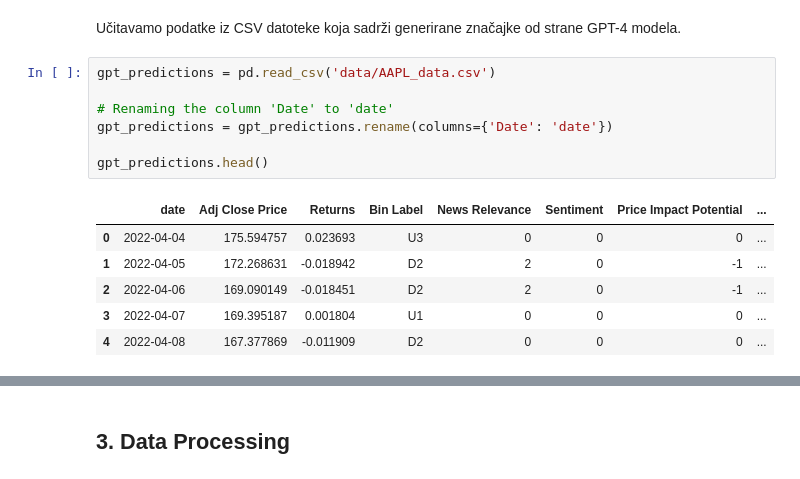
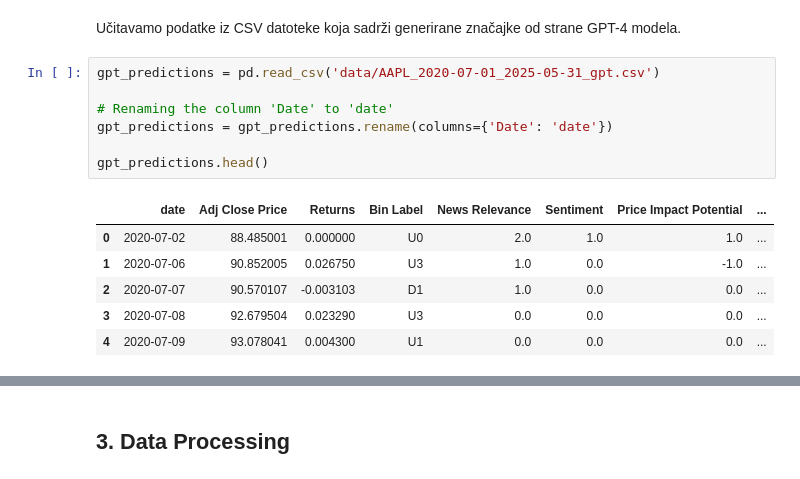
Before and after one commit to Aronart/dsf-rl-agent, a Jupyter notebook: DSF_RL/2/1. PrimoRL_AAPL.ipynb, the cells around one changed output, grey strips where cells are left out. Drawn from its saved outputs; the diff is of its cells as text.

```diff
--- a/DSF_RL/2/1. PrimoRL_AAPL.ipynb
+++ b/DSF_RL/2/1. PrimoRL_AAPL.ipynb
@@ -48,19 +48,19 @@ TRADE_END_DATE = '2025-05-31'
 # %% [markdown]
 Učitavamo podatke iz CSV datoteke koja sadrži generirane značajke od strane GPT-4 modela.
 # %%
-gpt_predictions = pd.read_csv('data/AAPL_data.csv')
+gpt_predictions = pd.read_csv('data/AAPL_2020-07-01_2025-05-31_gpt.csv')
 
 # Renaming the column 'Date' to 'date'
 gpt_predictions = gpt_predictions.rename(columns={'Date': 'date'})
 
 gpt_predictions.head()
 # %% [output]
 |  | date | Adj Close Price | Returns | Bin Label | News Relevance | Sentiment | Price Impact Potential | ... |
-| 0 | 2022-04-04 | 175.594757 | 0.023693 | U3 | 0 | 0 | 0 | ... |
-| 1 | 2022-04-05 | 172.268631 | -0.018942 | D2 | 2 | 0 | -1 | ... |
-| 2 | 2022-04-06 | 169.090149 | -0.018451 | D2 | 2 | 0 | -1 | ... |
-| 3 | 2022-04-07 | 169.395187 | 0.001804 | U1 | 0 | 0 | 0 | ... |
-| 4 | 2022-04-08 | 167.377869 | -0.011909 | D2 | 0 | 0 | 0 | ... |
+| 0 | 2020-07-02 | 88.485001 | 0.000000 | U0 | 2.0 | 1.0 | 1.0 | ... |
+| 1 | 2020-07-06 | 90.852005 | 0.026750 | U3 | 1.0 | 0.0 | -1.0 | ... |
+| 2 | 2020-07-07 | 90.570107 | -0.003103 | D1 | 1.0 | 0.0 | 0.0 | ... |
+| 3 | 2020-07-08 | 92.679504 | 0.023290 | U3 | 0.0 | 0.0 | 0.0 | ... |
+| 4 | 2020-07-09 | 93.078041 | 0.004300 | U1 | 0.0 | 0.0 | 0.0 | ... |
 # %%
 # Fetching all data
 df_raw = YahooDownloader(start_date = TRAIN_START_DATE,
```
Also changed, not shown: parts of 18 cells of this notebook, 18 other files.
